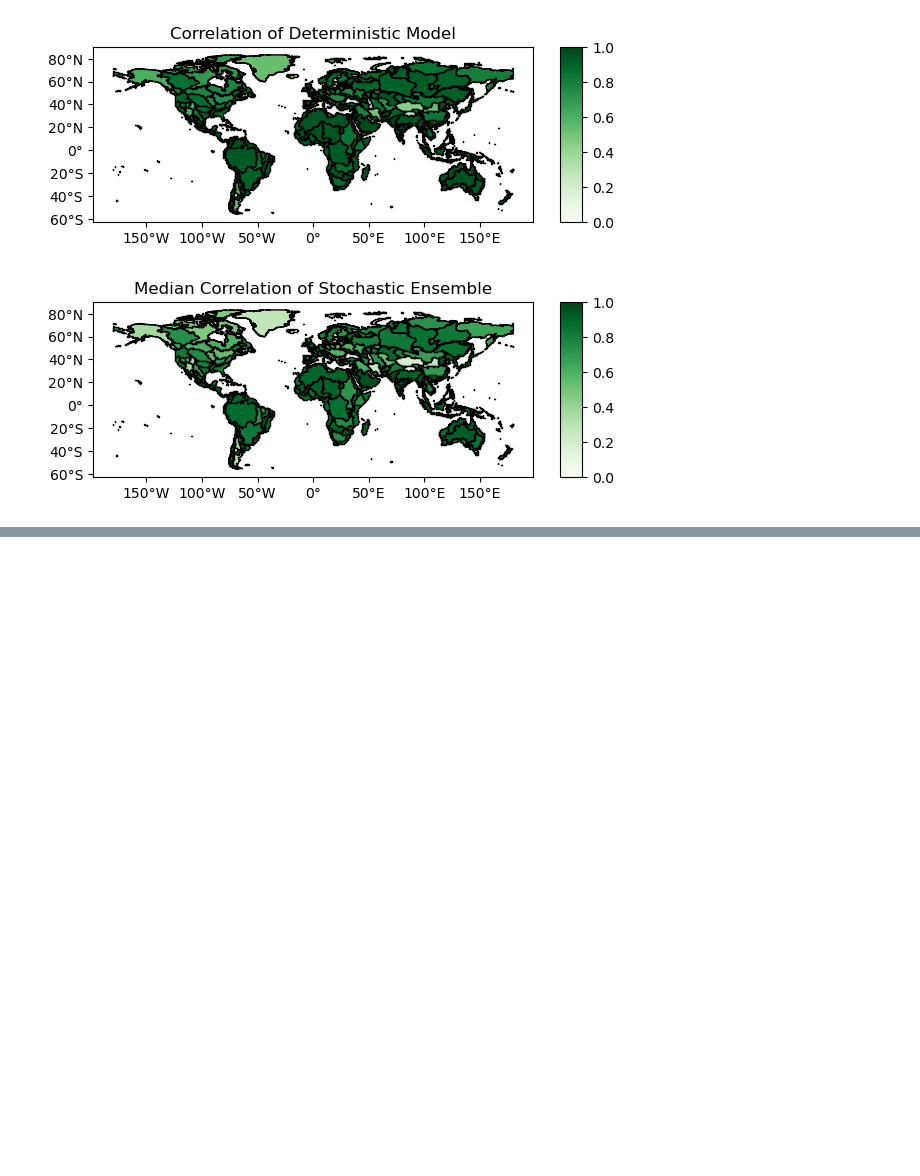
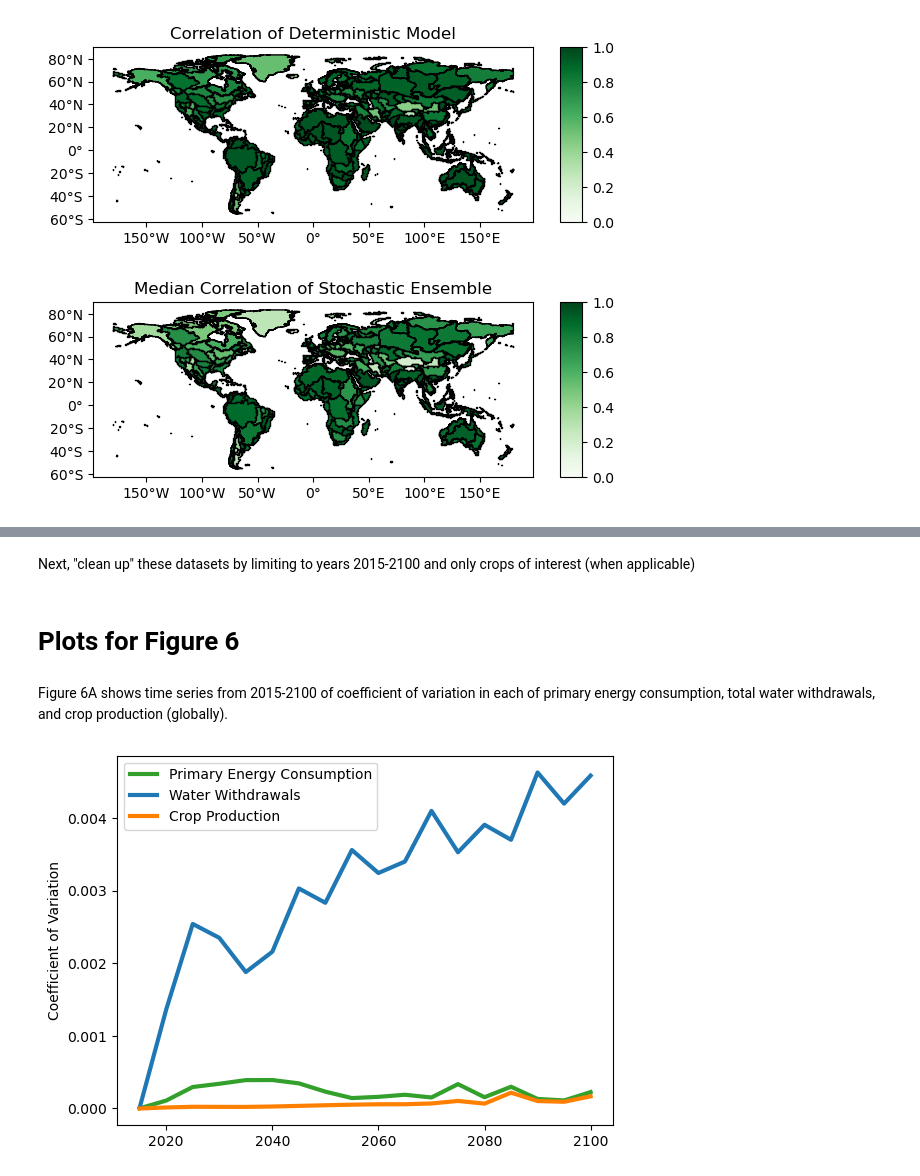
Before and after one commit to abirnb01/birnbaum-etal_2024_HydroVariability, a Jupyter notebook: Code/main_figures.ipynb, the cells around one changed output, grey strips where cells are left out. Drawn from its saved outputs; the diff is of its cells as text; code cells hidden in the pictures; blank space fills up the shorter version.

```diff
--- a/Code/main_figures.ipynb
+++ b/Code/main_figures.ipynb
@@ -393,0 +445,2 @@ fig.legend(h[0:],l[0:],title='',loc='lower center',bbox_to_anchor=[0.5,-0.1],nco
+# %% [markdown]
+Next, "clean up" these datasets by limiting to years 2015-2100 and only crops of interest (when applicable)
@@ -393,0 +480,26 @@ fig.legend(h[0:],l[0:],title='',loc='lower center',bbox_to_anchor=[0.5,-0.1],nco
+# %% [markdown]
+# Plots for Figure 6
+# %% [markdown]
+Figure 6A shows time series from 2015-2100 of coefficient of variation in each of primary energy consumption, total water withdrawals, and crop production (globally).
+# %%
+#CV for global energy consumption
+cv_ep_glob = ep_glob.groupby(['year'])['value'].std()/ep_glob.groupby(['year'])['value'].mean()
+cv_ep_glob = cv_ep_glob.reset_index()
+
+#CV for global total water withdrawals
+cv_ww_glob = ww_glob.groupby(['year'])['value'].std()/ww_glob.groupby(['year'])['value'].mean()
+cv_ww_glob = cv_ww_glob.reset_index()
+
+#CV for global total ag production
+cv_agprod_glob = agprod_glob.groupby(['year'])['value'].std()/agprod_glob.groupby(['year'])['value'].mean()
+cv_agprod_glob = cv_agprod_glob.reset_index()
+
+fig = plt.figure() #create figure
+sns.lineplot(data=cv_ep_glob,x='year',y='value',label='Primary Energy Consumption',color=cpal[3],lw=3)
+sns.lineplot(data=cv_ww_glob,x='year',y='value',label='Water Withdrawals',color=cpal[1],lw=3)
+sns.lineplot(data=cv_agprod_glob,x='year',y='value',label='Crop Production',color=cpal[7],lw=3)
+plt.xlabel('')
+plt.ylabel('Coefficient of Variation')
+plt.show()
+# %% [output]
+[figure, added]
```
Also changed, not shown: parts of 45 cells of this notebook, 4 other files.
